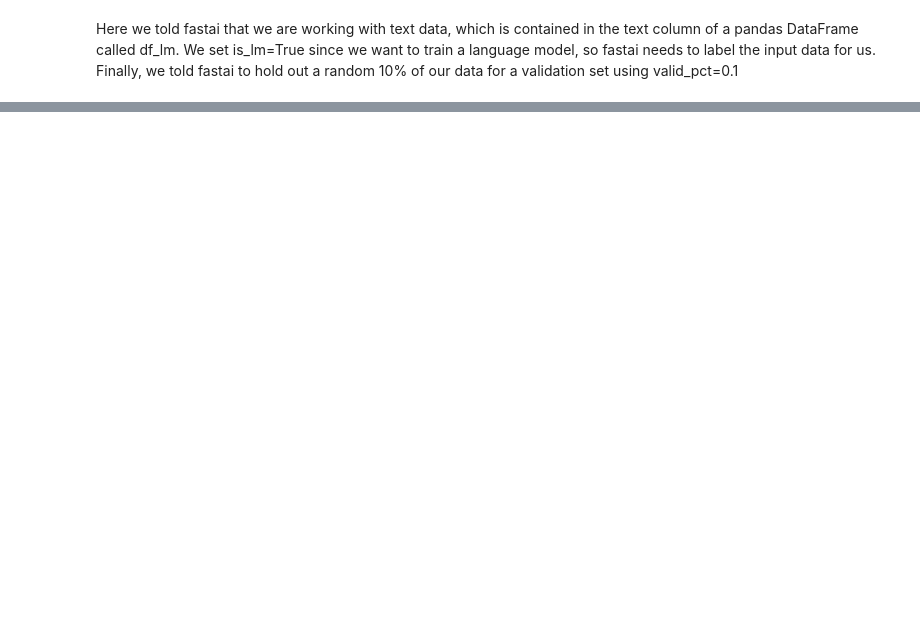
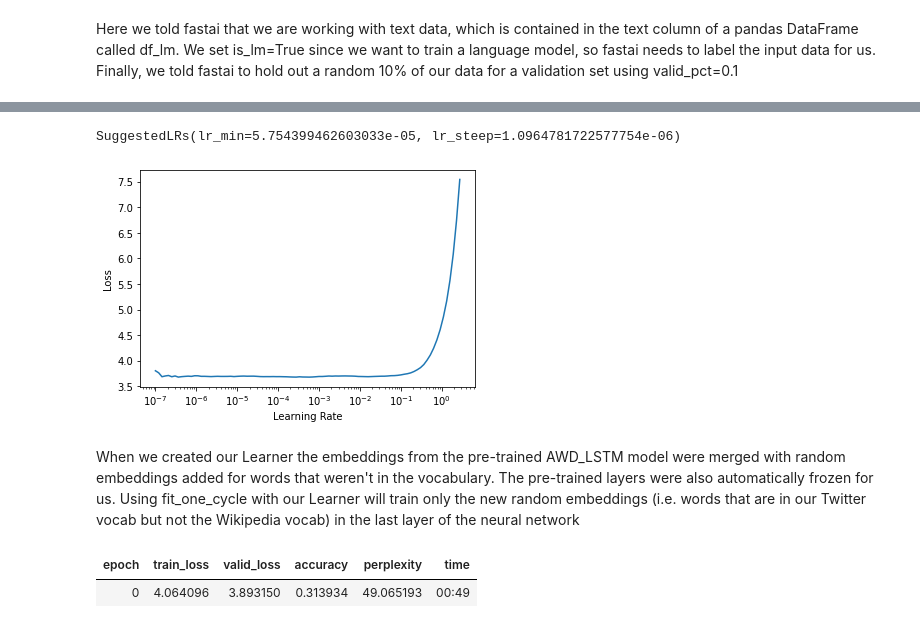
Before and after one commit to jinfeijoy/NLP, a Jupyter notebook: kaggle_Twitter_sentiment/notebook/Basic_twitter_sentiment_analysis_fastai.ipynb, the cells around one changed output, grey strips where cells are left out. Cells and saved outputs as stored; diff of their text form; code cells hidden in the pictures; blank space fills up the shorter version.

```diff
--- a/kaggle_Twitter_sentiment/notebook/Basic_twitter_sentiment_analysis_fastai.ipynb
+++ b/kaggle_Twitter_sentiment/notebook/Basic_twitter_sentiment_analysis_fastai.ipynb
@@ -93,0 +90,2 @@ Requirement already satisfied: pyparsing>=2.0.2 in /usr/local/lib/python3.7/dist
+# %%
+learn = language_model_learner(dls_lm, AWD_LSTM, drop_mult = 0.3, metrics=[accuracy, Perplexity()]).to_fp16()
@@ -93,0 +98,3 @@ Requirement already satisfied: pyparsing>=2.0.2 in /usr/local/lib/python3.7/dist
+# %%
+learn.lr_find()
+# %% [output]
@@ -93,0 +102,9 @@ Requirement already satisfied: pyparsing>=2.0.2 in /usr/local/lib/python3.7/dist
+SuggestedLRs(lr_min=5.754399462603033e-05, lr_steep=1.0964781722577754e-06)
+[figure, added]
+# %% [markdown]
+When we created our Learner the embeddings from the pre-trained AWD_LSTM model were merged with random embeddings added for words that weren't in the vocabulary. The pre-trained layers were also automatically frozen for us. Using fit_one_cycle with our Learner will train only the new random embeddings (i.e. words that are in our Twitter vocab but not the Wikipedia vocab) in the last layer of the neural network
+# %%
+learn.fit_one_cycle(1, 3e-2)
+# %% [output]
+| epoch | train_loss | valid_loss | accuracy | perplexity | time |
+| 0 | 4.064096 | 3.893150 | 0.313934 | 49.065193 | 00:49 |
```
Also changed, not shown: parts of 44 cells of this notebook.
